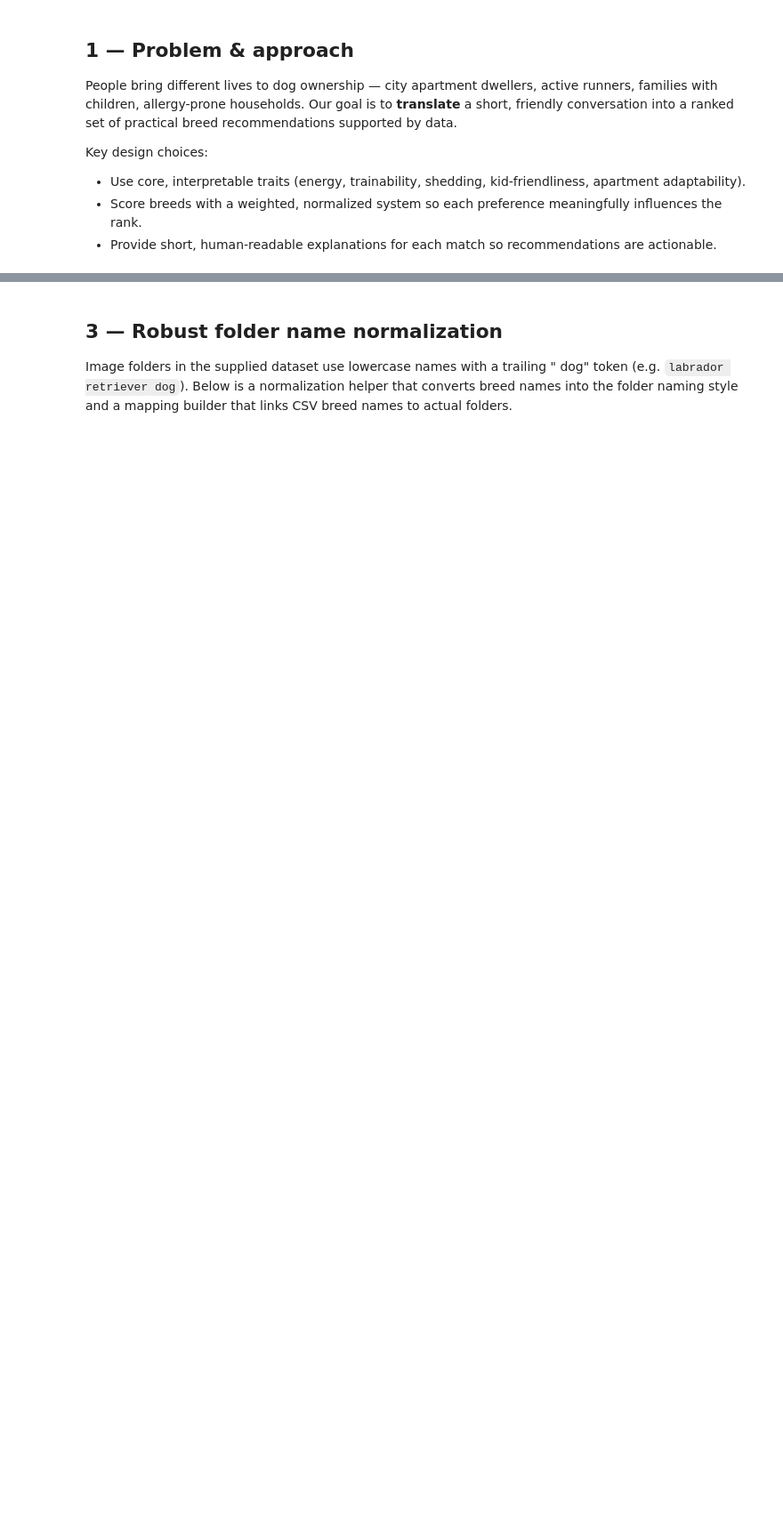
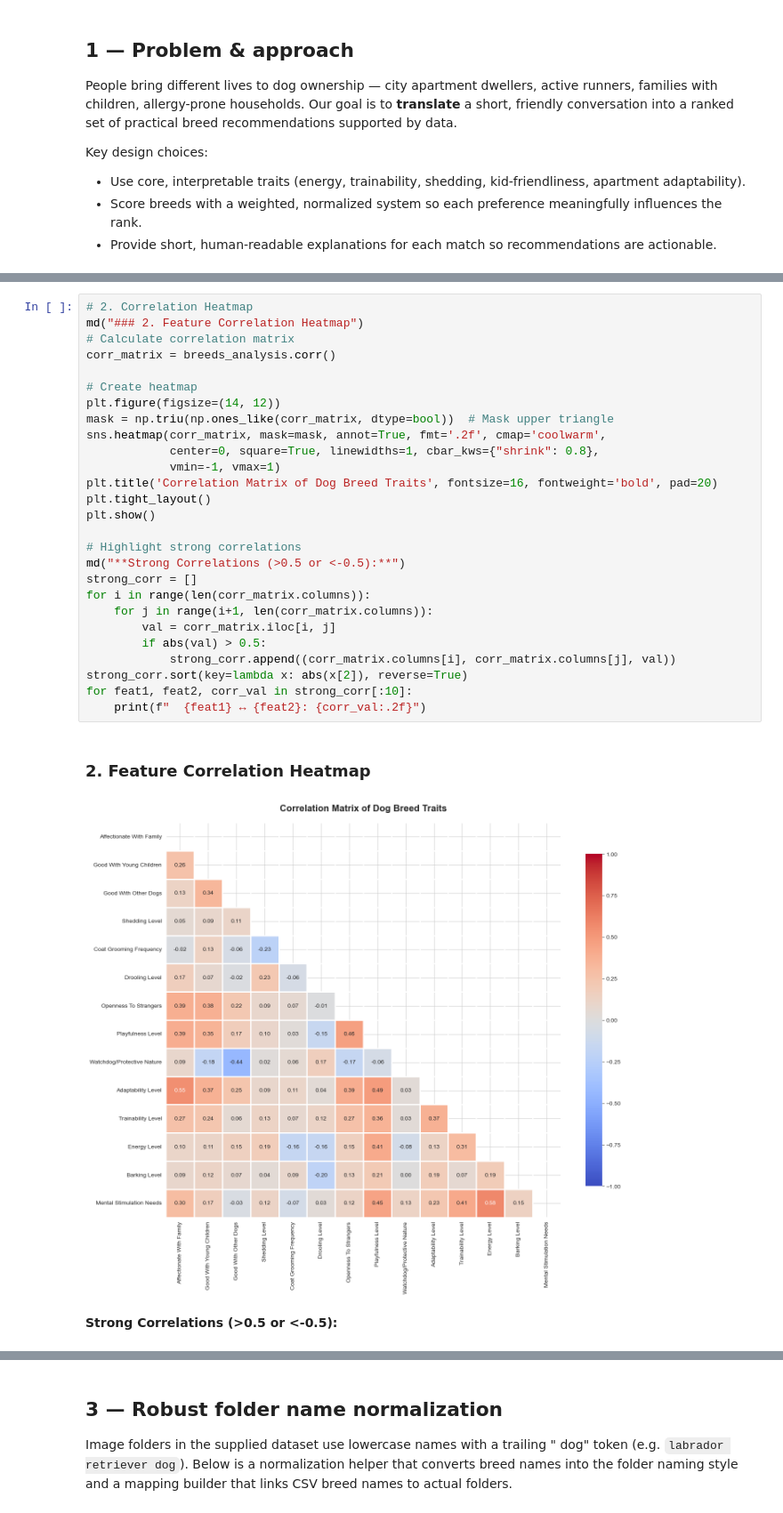
Before and after one commit to baraalsedih/dog_matchmaker, a Jupyter notebook: workspace.ipynb, the cells around one changed output, grey strips where cells are left out. Shown at 89% size. Cells and saved outputs as stored; diff of their text form; blank space fills up the shorter version.

```diff
--- a/workspace.ipynb
+++ b/workspace.ipynb
@@ -117,0 +150,31 @@ for col, label in cols:
+# %%
+# 2. Correlation Heatmap
+md("### 2. Feature Correlation Heatmap")
+# Calculate correlation matrix
+corr_matrix = breeds_analysis.corr()
+
+# Create heatmap
+plt.figure(figsize=(14, 12))
+mask = np.triu(np.ones_like(corr_matrix, dtype=bool))  # Mask upper triangle
+sns.heatmap(corr_matrix, mask=mask, annot=True, fmt='.2f', cmap='coolwarm',
+            center=0, square=True, linewidths=1, cbar_kws={"shrink": 0.8},
+            vmin=-1, vmax=1)
+plt.title('Correlation Matrix of Dog Breed Traits', fontsize=16, fontweight='bold', pad=20)
+plt.tight_layout()
+plt.show()
+
+# Highlight strong correlations
+md("**Strong Correlations (>0.5 or <-0.5):**")
+strong_corr = []
+for i in range(len(corr_matrix.columns)):
+    for j in range(i+1, len(corr_matrix.columns)):
+        val = corr_matrix.iloc[i, j]
+        if abs(val) > 0.5:
+            strong_corr.append((corr_matrix.columns[i], corr_matrix.columns[j], val))
+strong_corr.sort(key=lambda x: abs(x[2]), reverse=True)
+for feat1, feat2, corr_val in strong_corr[:10]:
+    print(f"  {feat1} ↔ {feat2}: {corr_val:.2f}")
+# %% [output]
+### 2. Feature Correlation Heatmap
+[figure, added]
+**Strong Correlations (>0.5 or <-0.5):**
```
Also changed, not shown: parts of 15 cells of this notebook, 3 other files.
